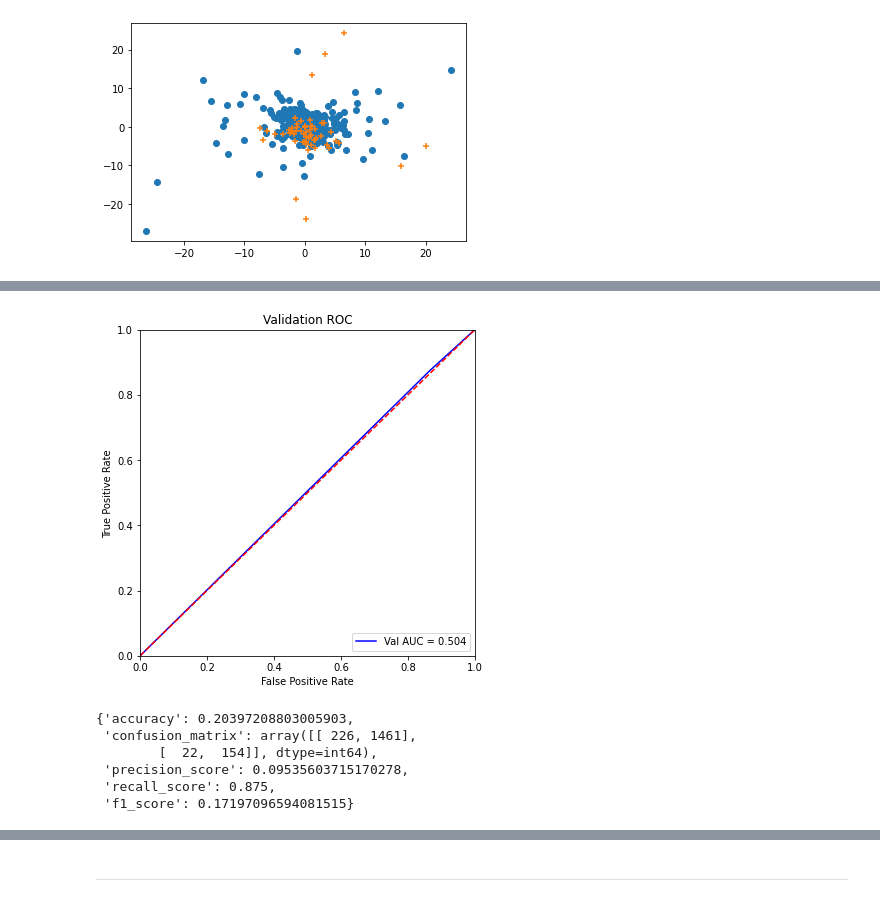
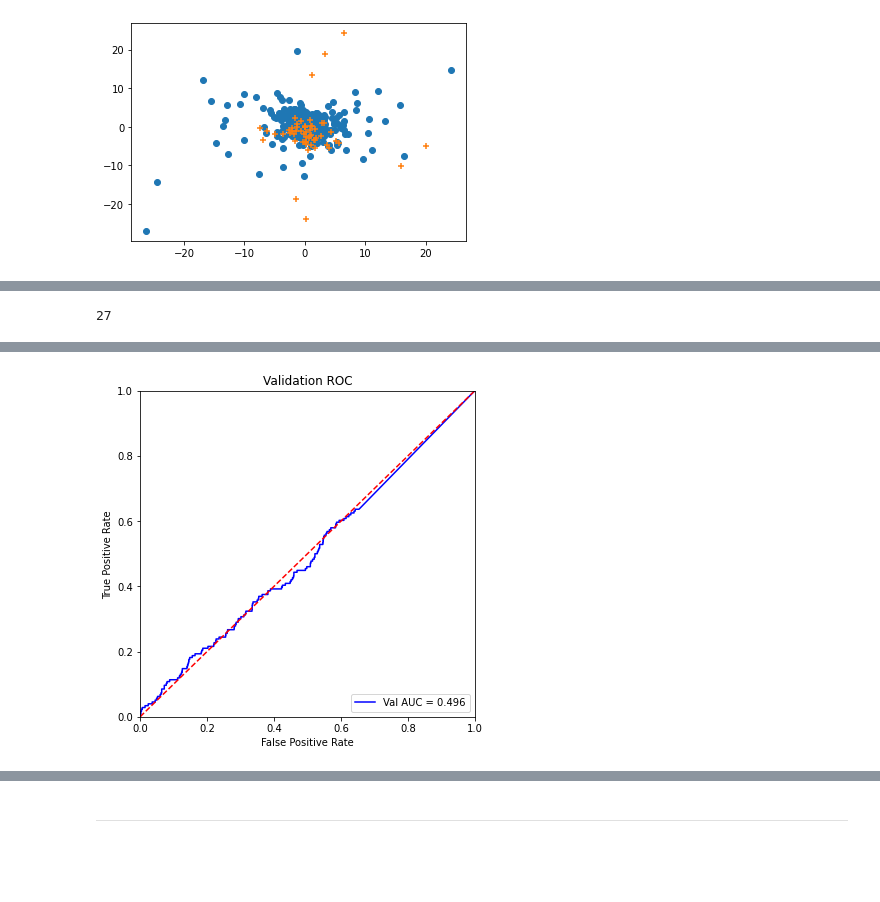
Before and after one commit to Lez-3f/IAI-Learning, a Jupyter notebook: classification/playground.ipynb, the cells around one changed output, grey strips where cells are left out. Saved outputs shown, nothing was run; the diff lists cells and outputs as text; code cells hidden in the pictures; blank space fills up the shorter version.

```diff
--- a/classification/playground.ipynb
+++ b/classification/playground.ipynb
@@ -395,0 +417,8 @@ def evaluate_model(model, name, print_or_not:bool = True, need_fit = False):
+# %%
+# 调整参数
+params = []
+for i in np.arange(8,13,0.5):
+    params.append({'class_weight': {1:i, 0:1}})
+param_sel, score = tune_param(LogisticRegression, params)
+print(f'selected param:{param_sel} best score:{score}')
+# evaluate_model(tree, "Decision Tree")
@@ -546,3 +551,10 @@ F1 score of SVM: 0.0
  'precision_score': 0.0,
  'recall_score': 0.0,
  'f1_score': 0.0}
+# %%
+params = []
+for i in np.arange(8,13,0.5):
+    params.append({'class_weight': {1:i, 0:1}})
+param_sel, score = tune_param(RandomForestClassifier, params)
+print(f'selected param:{param_sel} best score:{score}')
+# evaluate_model(tree, "Decision Tree")
@@ -565,3 +589,10 @@ F1 score of RF: 0.05405405405405405
+# %%
+X_un, idx = np.unique(X_test.to_numpy(), axis=0, return_index = True)
+# len(X_test) - len(X_un)
+y_un = y_train.to_numpy()[idx]
+sum(y_un)
+# %% [output]
+27
 # %%
 # My classifier
 from sklearn.base import BaseEstimator
@@ -569,31 +600,53 @@ from scipy.spatial import cKDTree
 
 class MyClassifier(BaseEstimator):
 
-    def __init__(self, k=5):
+    def __init__(self, k=3, class_weight=100):
         self.k = k
+        self.class_weight = class_weight
 
     def fit(self, X_tr, y_tr):
-        self.X = X_tr
-        self.y = y_tr
-        self._data = cKDTree(self.X.to_numpy())
+        self.X, idx = np.unique(X_tr.to_numpy(), axis=0, return_index=True) # 去重
+        self.y = y_tr.to_numpy()[idx]
+        self._data = cKDTree(self.X)
 
     def predict(self, X_te):
+        y_proba = self.predict_proba(X_te)
         y_pred = []
-        for i in range(len(X_te)):
-            dist, idx = self._data.query(X_te.to_numpy()[i], k=self.k)
-            y_pred.append(self._vote(ys=self.y.to_numpy()[idx]))
+        for i in range(len(y_proba)):
+            if y_proba[i, 1] > 0.5:
+                y_pred.append(1)
+            else:
+                y_pred.append(0)
         return np.array(y_pred)
 
     def _square_distance(self, v1, v2):
         return np.sum(np.square(v1-v2))
 
-    def _vote(self, ys):
-        neg_num = np.sum(ys==1)
-        if neg_num > 5:
-            return 1
-        else:
-            return 0
+    def predict_proba(self, X_te):
+        y_proba = []
+        for i in range(len(X_te)):
+            # print(X_te.to_numpy()[i])
+            dists, idx = self._data.query(x=X_te.to_numpy()[i], k=self.k)
+            # print(dists)
+            max_k_y = self.y[idx] # 前k大的样本
+            denom = 0
+            nume = 0
+            for j in range(self.k):
+                dist = dists[j]
+                denom = denom + (max_k_y[j] * self.class_weight + (max_k_y[j] == 0) ) / (dist + 0.001) # 更新分母
+                nume = nume + (max_k_y[j] * self.class_weight) / (dist + 0.001) # 更新分子
+                # print(f'{j}: {dist} {max_k_y[j]} {denom} {nume}')
 
-evaluate_model(MyClassifier(10), name='My Classifier', need_fit=True)
+            proba = nume / denom
+            y_proba.append([1-proba, proba])
+        return np.array(y_proba)
+
+
+# clf = MyClassifier(10, 10)
+# clf.fit(X_train, y_train)
+# y_score = clf.predict_proba(X_test)
+# y_score
+evaluate_model(MyClassifier(10, 12), name='My Classifier', need_fit=True)
+clf = MyClassifier(10, 12)
 # %% [output]
 evaluation of My Classifier:
@@ -607,10 +660,4 @@ F1 score of My Classifier: 0.17197096594081515
-[figure, old version]
+[figure, new version]
-{'accuracy': 0.20397208803005903,
- 'confusion_matrix': array([[ 226, 1461],
-        [  22,  154]], dtype=int64),
- 'precision_score': 0.09535603715170278,
- 'recall_score': 0.875,
- 'f1_score': 0.17197096594081515}
 # %%
 # GuassianDB
 from sklearn.naive_bayes import GaussianNB
```
Also changed, not shown: parts of 27 cells of this notebook, 58 other files.
